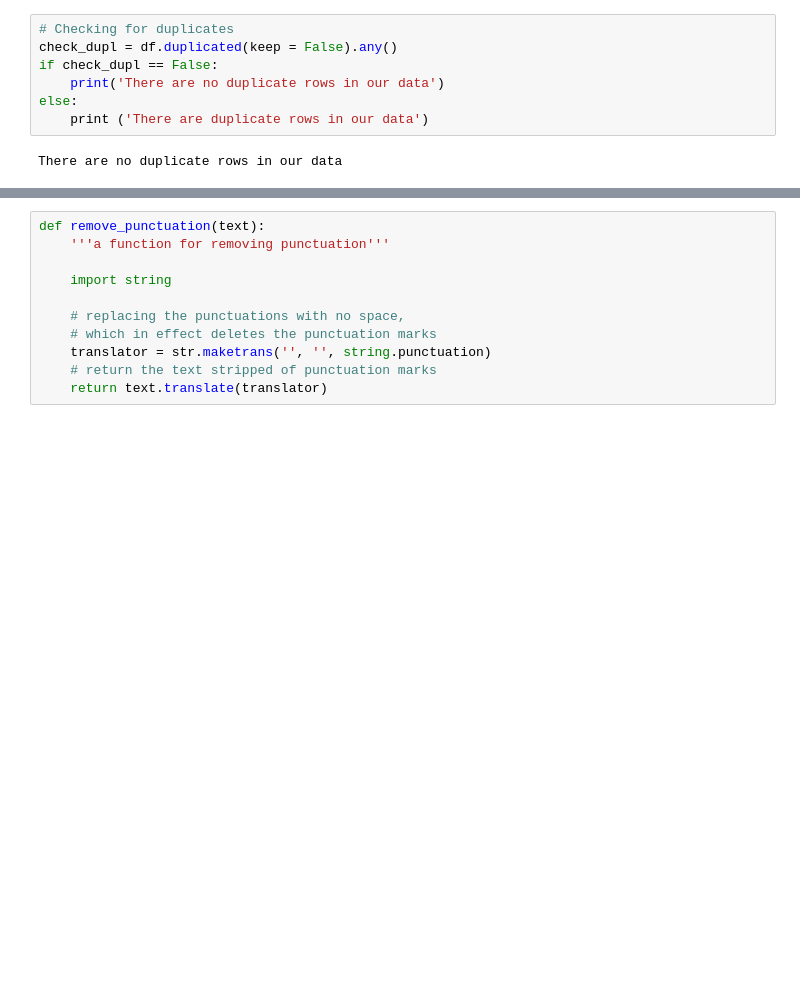
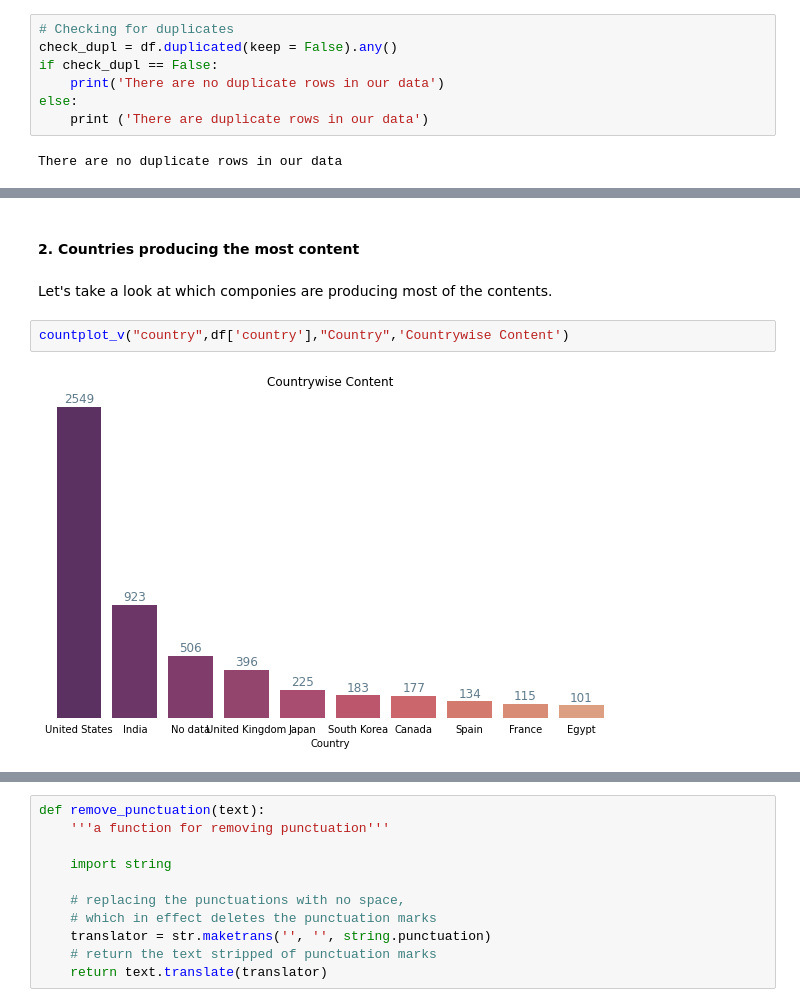
Before and after one commit to anisbagwan/NETFLIX-MOVIES-and-TV-shows-clusteringG, a Jupyter notebook: NETFLIX_MOVIES_AND_TV_SHOWS_CLUSTERING.ipynb, the cells around one changed output, grey strips where cells are left out. Saved outputs shown, nothing was run; the diff lists cells and outputs as text; blank space fills up the shorter version.

```diff
--- a/NETFLIX_MOVIES_AND_TV_SHOWS_CLUSTERING.ipynb
+++ b/NETFLIX_MOVIES_AND_TV_SHOWS_CLUSTERING.ipynb
@@ -476,0 +332,8 @@ Let's create a function which will remove the punctuations
+# %% [markdown]
+#### 2. Countries producing the most content
+# %% [markdown]
+Let's take a look at which componies are producing most of the contents.
+# %%
+countplot_v("country",df['country'],"Country",'Countrywise Content')
+# %% [output]
+[figure, added]
```
Also changed, not shown: parts of 138 cells of this notebook.
